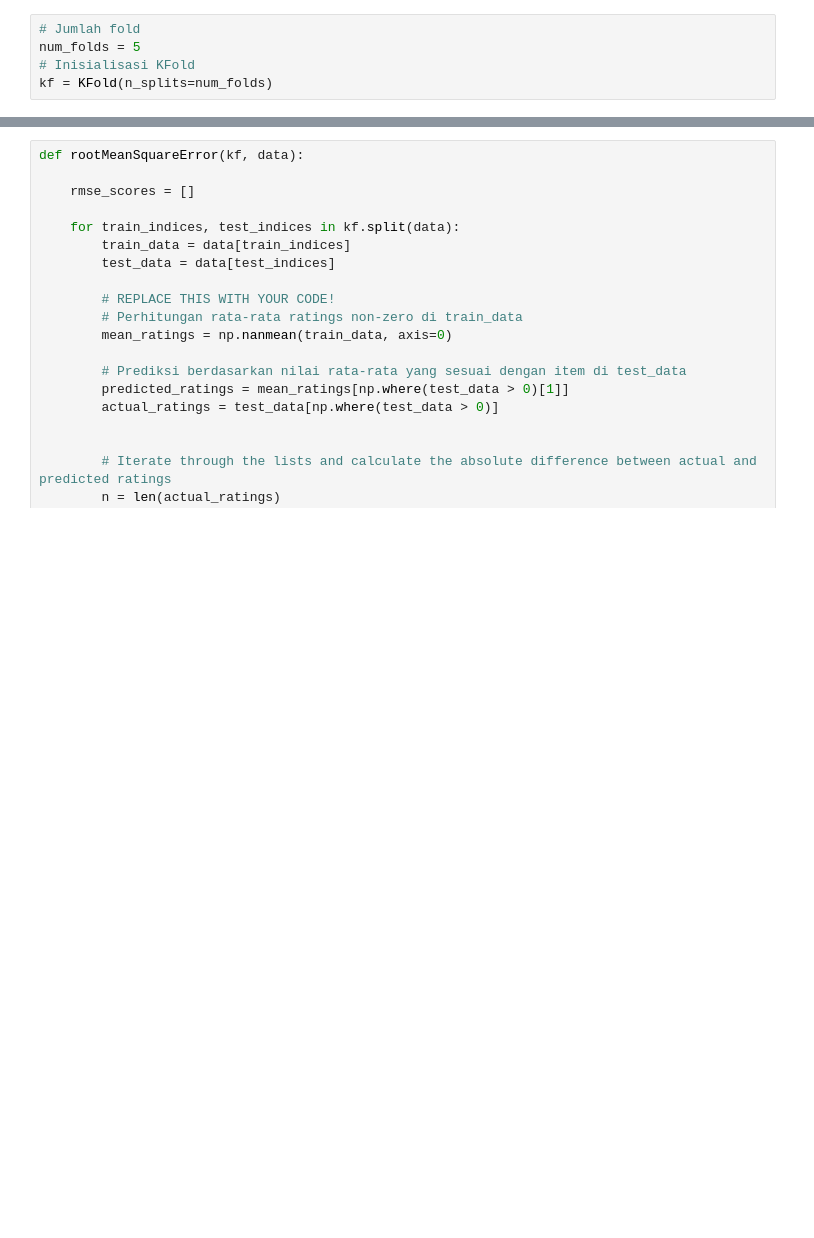
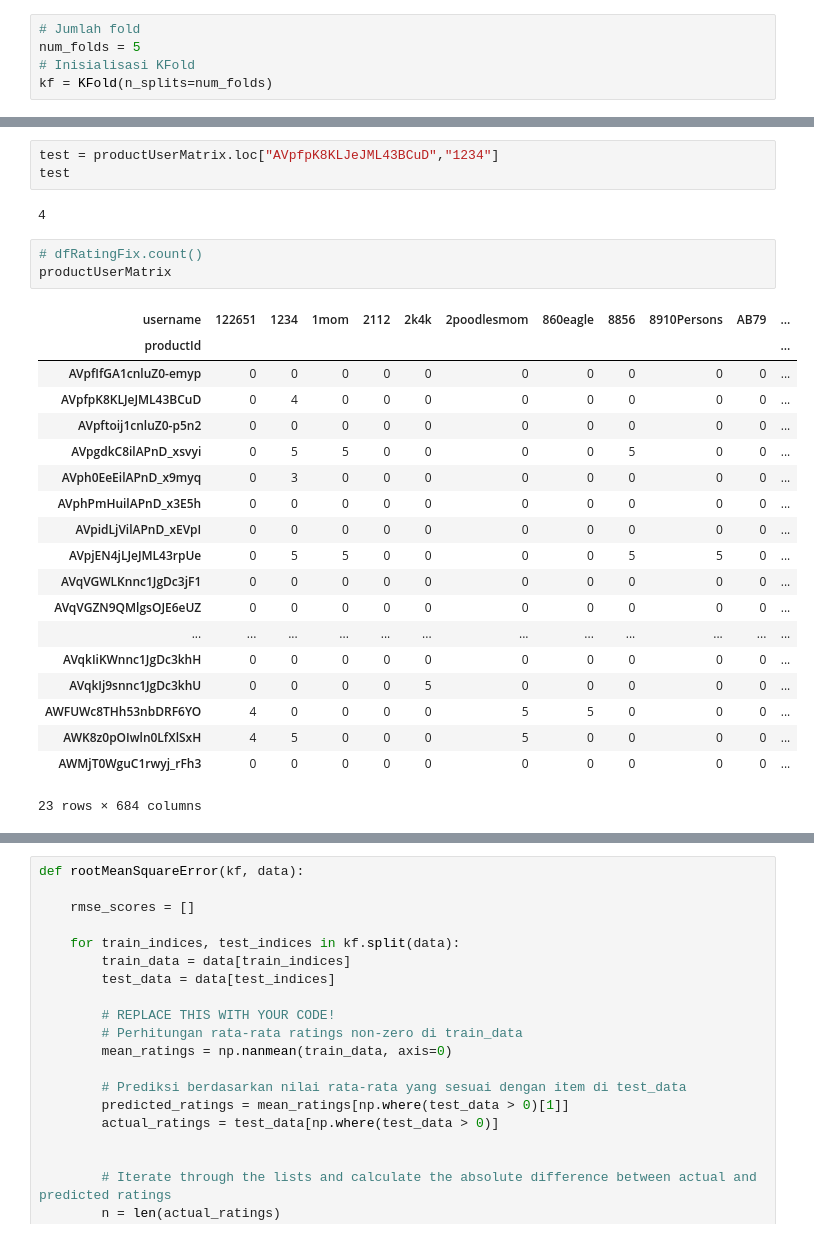
Before and after one commit to anfahrul/umkmart-recsys, a Jupyter notebook: notebook/CF Recomendation System 1.ipynb, the cells around one changed output, grey strips where cells are left out. Saved outputs shown, nothing was run; the diff lists cells and outputs as text; blank space fills up the shorter version.

```diff
--- a/notebook/CF Recomendation System.ipynb
+++ b/notebook/CF Recomendation System 1.ipynb
@@ -730 +956,29 @@ kf = KFold(n_splits=num_folds)
+# %%
+test = productUserMatrix.loc["AVpfpK8KLJeJML43BCuD","1234"]
+test
+# %% [output]
+4
+# %%
+# dfRatingFix.count()
+productUserMatrix
+# %% [output]
+| username | 122651 | 1234 | 1mom | 2112 | 2k4k | 2poodlesmom | 860eagle | 8856 | 8910Persons | AB79 | ... |
+| productId |  |  |  |  |  |  |  |  |  |  | ... |
+| AVpfIfGA1cnluZ0-emyp | 0 | 0 | 0 | 0 | 0 | 0 | 0 | 0 | 0 | 0 | ... |
+| AVpfpK8KLJeJML43BCuD | 0 | 4 | 0 | 0 | 0 | 0 | 0 | 0 | 0 | 0 | ... |
+| AVpftoij1cnluZ0-p5n2 | 0 | 0 | 0 | 0 | 0 | 0 | 0 | 0 | 0 | 0 | ... |
+| AVpgdkC8ilAPnD_xsvyi | 0 | 5 | 5 | 0 | 0 | 0 | 0 | 5 | 0 | 0 | ... |
+| AVph0EeEilAPnD_x9myq | 0 | 3 | 0 | 0 | 0 | 0 | 0 | 0 | 0 | 0 | ... |
+| AVphPmHuilAPnD_x3E5h | 0 | 0 | 0 | 0 | 0 | 0 | 0 | 0 | 0 | 0 | ... |
+| AVpidLjVilAPnD_xEVpI | 0 | 0 | 0 | 0 | 0 | 0 | 0 | 0 | 0 | 0 | ... |
+| AVpjEN4jLJeJML43rpUe | 0 | 5 | 5 | 0 | 0 | 0 | 0 | 5 | 5 | 0 | ... |
+| AVqVGWLKnnc1JgDc3jF1 | 0 | 0 | 0 | 0 | 0 | 0 | 0 | 0 | 0 | 0 | ... |
+| AVqVGZN9QMlgsOJE6eUZ | 0 | 0 | 0 | 0 | 0 | 0 | 0 | 0 | 0 | 0 | ... |
+| ... | ... | ... | ... | ... | ... | ... | ... | ... | ... | ... | ... |
+| AVqkIiKWnnc1JgDc3khH | 0 | 0 | 0 | 0 | 0 | 0 | 0 | 0 | 0 | 0 | ... |
+| AVqkIj9snnc1JgDc3khU | 0 | 0 | 0 | 0 | 5 | 0 | 0 | 0 | 0 | 0 | ... |
+| AWFUWc8THh53nbDRF6YO | 4 | 0 | 0 | 0 | 0 | 5 | 5 | 0 | 0 | 0 | ... |
+| AWK8z0pOIwln0LfXlSxH | 4 | 5 | 0 | 0 | 0 | 5 | 0 | 0 | 0 | 0 | ... |
+| AWMjT0WguC1rwyj_rFh3 | 0 | 0 | 0 | 0 | 0 | 0 | 0 | 0 | 0 | 0 | ... |
+23 rows × 684 columns
 # %%
```
Also changed, not shown: parts of 41 cells of this notebook, 1 other file.
